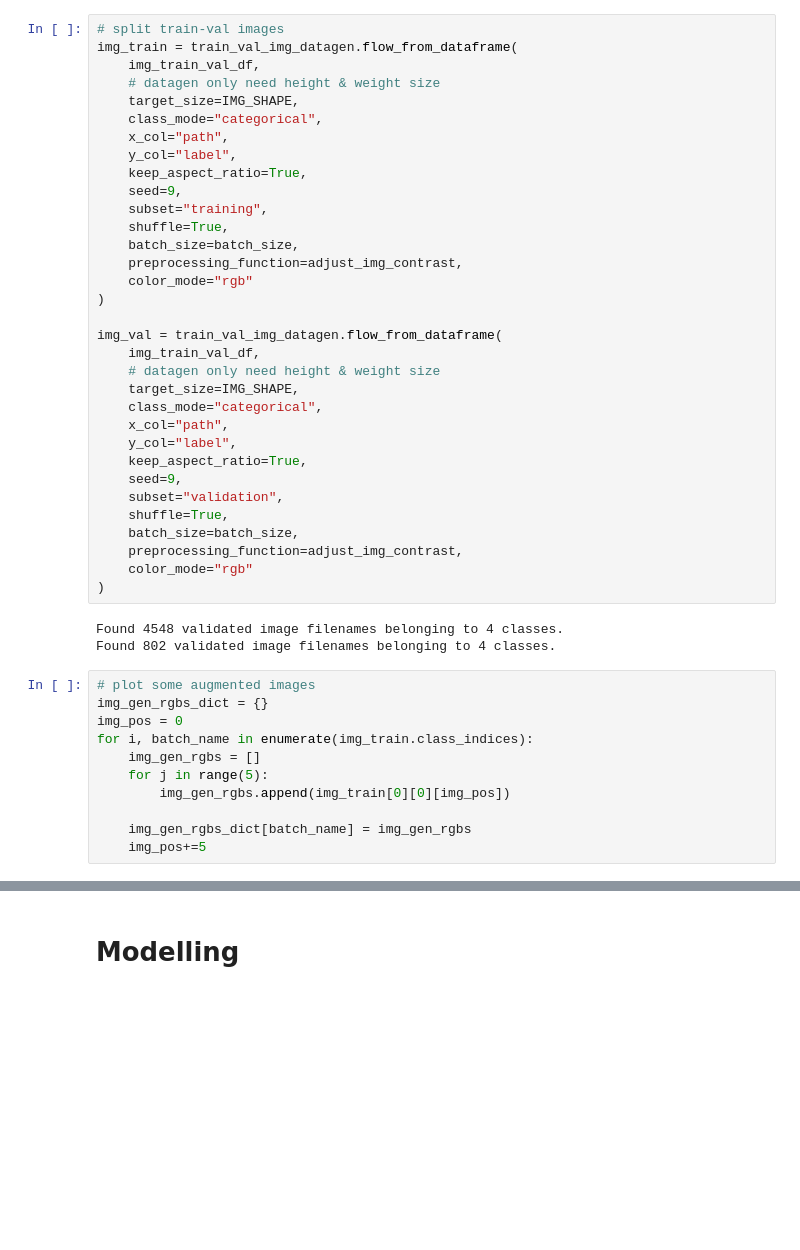
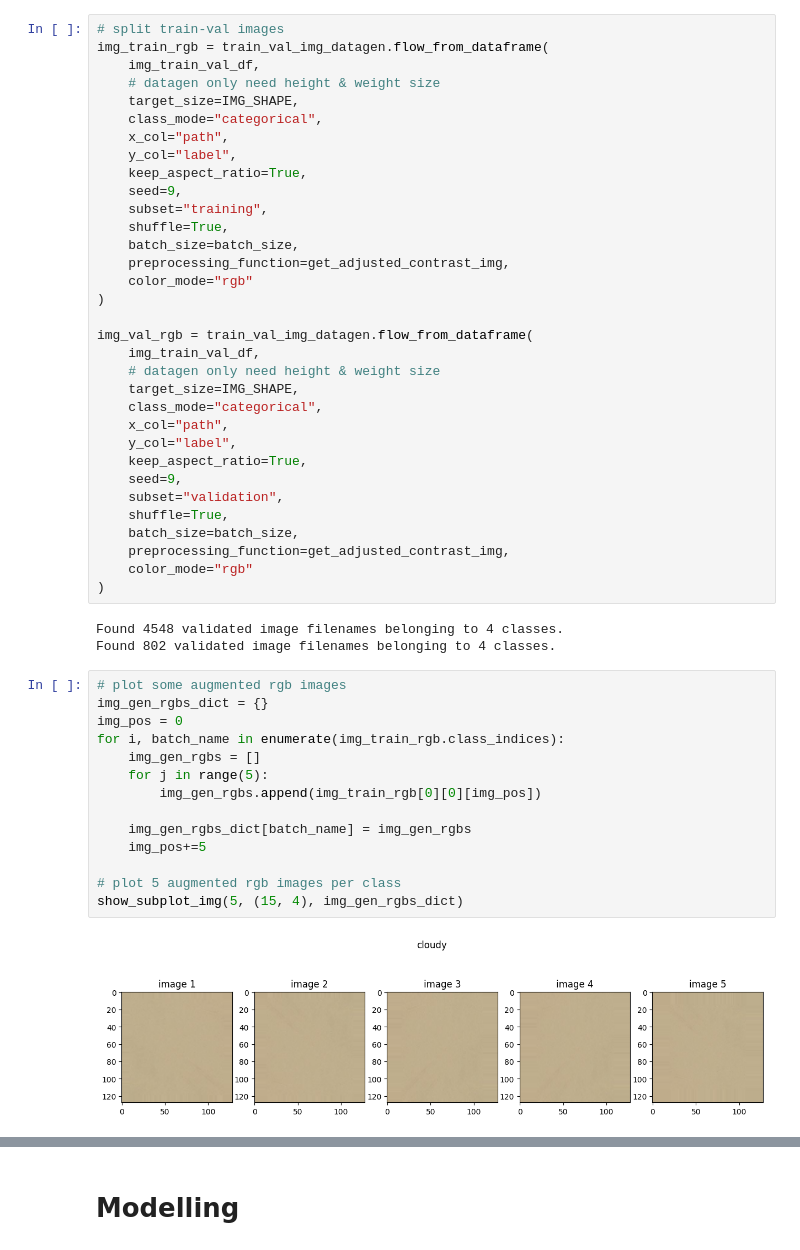
Before and after one commit to Gustana/Satellite-Image-Classification, a Jupyter notebook: satellite-image-classify.ipynb, the cells around one changed output, grey strips where cells are left out. Cells and saved outputs as stored; diff of their text form; blank space fills up the shorter version.

```diff
--- a/satellite-image-classify.ipynb
+++ b/satellite-image-classify.ipynb
@@ -545,6 +611,6 @@ def adjust_img_contrast(img: object) -> object:
 # %%
 # split train-val images
-img_train = train_val_img_datagen.flow_from_dataframe(
+img_train_rgb = train_val_img_datagen.flow_from_dataframe(
     img_train_val_df,
     # datagen only need height & weight size
     target_size=IMG_SHAPE,
@@ -556,11 +622,11 @@ img_train = train_val_img_datagen.flow_from_dataframe(
     subset="training",
     shuffle=True,
     batch_size=batch_size,
-    preprocessing_function=adjust_img_contrast,
+    preprocessing_function=get_adjusted_contrast_img,
     color_mode="rgb"
 )
 
-img_val = train_val_img_datagen.flow_from_dataframe(
+img_val_rgb = train_val_img_datagen.flow_from_dataframe(
     img_train_val_df,
     # datagen only need height & weight size
     target_size=IMG_SHAPE,
@@ -572,20 +638,25 @@ img_val = train_val_img_datagen.flow_from_dataframe(
     subset="validation",
     shuffle=True,
     batch_size=batch_size,
-    preprocessing_function=adjust_img_contrast,
+    preprocessing_function=get_adjusted_contrast_img,
     color_mode="rgb"
 )
 # %% [output]
 Found 4548 validated image filenames belonging to 4 classes.
 Found 802 validated image filenames belonging to 4 classes.
 # %%
-# plot some augmented images
+# plot some augmented rgb images
 img_gen_rgbs_dict = {}
 img_pos = 0
-for i, batch_name in enumerate(img_train.class_indices):
+for i, batch_name in enumerate(img_train_rgb.class_indices):
     img_gen_rgbs = []
     for j in range(5):
-        img_gen_rgbs.append(img_train[0][0][img_pos])
+        img_gen_rgbs.append(img_train_rgb[0][0][img_pos])
 
     img_gen_rgbs_dict[batch_name] = img_gen_rgbs
     img_pos+=5
+
+# plot 5 augmented rgb images per class
+show_subplot_img(5, (15, 4), img_gen_rgbs_dict)
+# %% [output]
+[figure, added]
```
Also changed, not shown: parts of 67 cells of this notebook.
